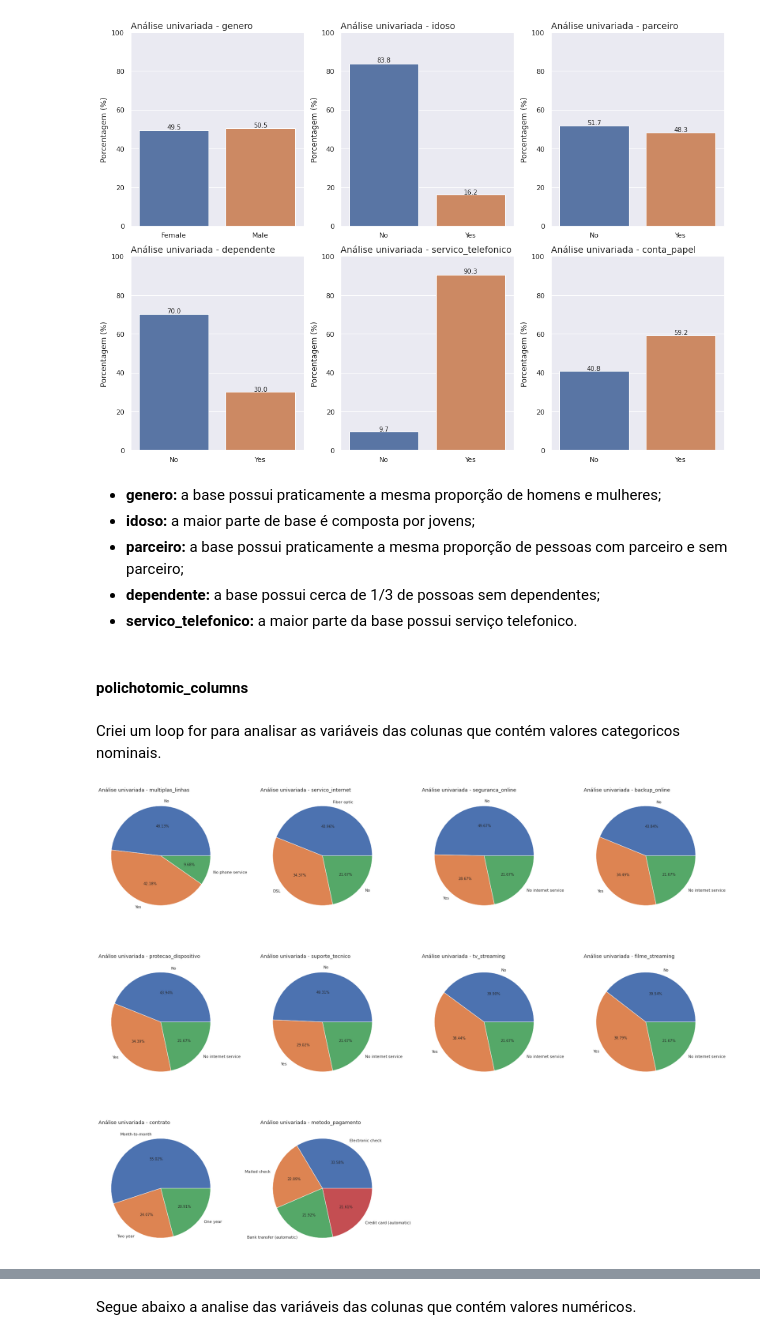
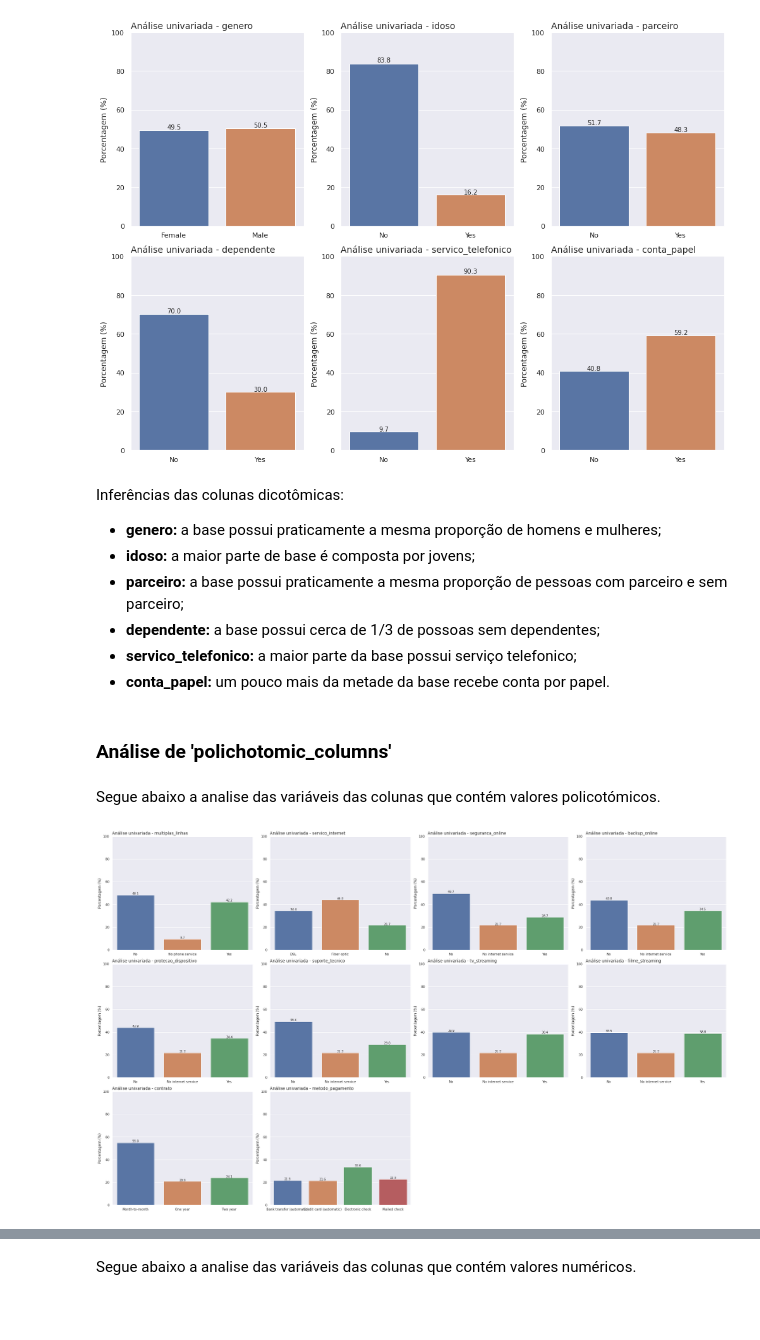
Before and after one commit to guicastrorl/alura_challenge_ds, a Jupyter notebook: notebooks/semana_02.ipynb, the cells around one changed output, grey strips where cells are left out. Saved outputs shown, nothing was run; the diff lists cells and outputs as text; code cells hidden in the pictures; blank space fills up the shorter version.

```diff
--- a/notebooks/semana_02.ipynb
+++ b/notebooks/semana_02.ipynb
@@ -109,28 +114,32 @@ plt.tight_layout()
 # %% [output]
 [figure]
 # %% [markdown]
+Inferências das colunas dicotômicas:
 - **genero:** a base possui praticamente a mesma proporção de homens e mulheres;
 - **idoso:** a maior parte de base é composta por jovens;
 - **parceiro:** a base possui praticamente a mesma proporção de pessoas com parceiro e sem parceiro;
 - **dependente:** a base possui cerca de 1/3 de possoas sem dependentes;
-- **servico_telefonico:** a maior parte da base possui serviço telefonico.
+- **servico_telefonico:** a maior parte da base possui serviço telefonico;
+- **conta_papel:** um pouco mais da metade da base recebe conta por papel.
 # %% [markdown]
-#### polichotomic_columns
+### Análise de 'polichotomic_columns'
-# %% [markdown]
-Criei um loop for para analisar as variáveis das colunas que contém valores categoricos nominais.
+# %% [markdown]
+Segue abaixo a analise das variáveis das colunas que contém valores policotómicos.
 # %%
 # distriuições das colunas policotomicas
 plt.figure(figsize = (30, 24))
 for position, column in enumerate(polichotomic_columns):
-    plt.subplot(3, 4, position + 1)
-    plot_pie(data, column)
+    plt.subplot(4, 4, position + 1)
+    plot_bar(data, column)
 
-# plt.tight_layout()
+plt.tight_layout()
 # set the spacing between subplots
-plt.subplots_adjust(left = 0.2,
-                    right = 1,
-                    wspace = 0.3,
-                    hspace = 0.3)
-plt.show()
+# plt.subplots_adjust(left = 0.2,
+#                     right = 1,
+#                     wspace = 0.3,
+#                     hspace = 0.3)
+# plt.show()
+
+# distriuições das colunas dicotómicas
 # %% [output]
-[figure, old version]
+[figure, new version]
```
Also changed, not shown: parts of 38 cells of this notebook, 41 other files.
